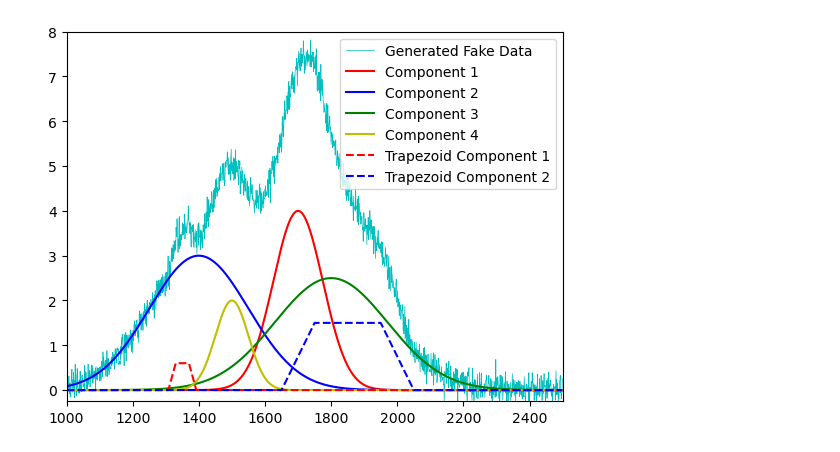
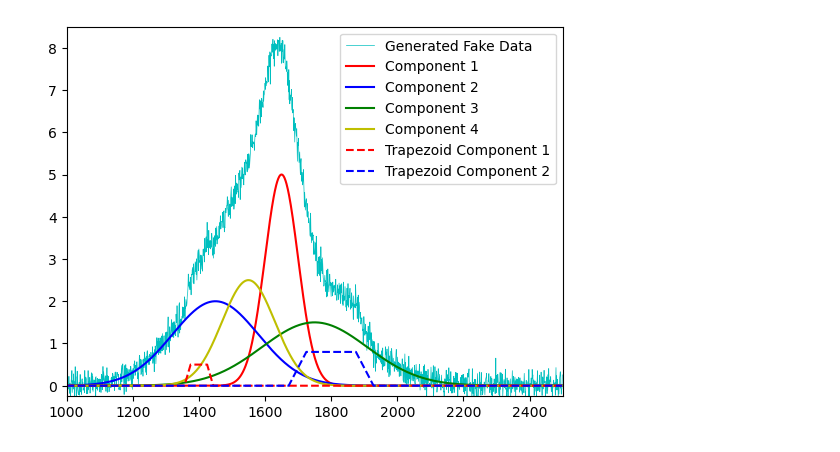
Before and after one commit to PengpeiZhu/AMAS_final_project, a Jupyter notebook: data_generate.ipynb, the cells around one changed output. Cells and saved outputs as stored; diff of their text form; code cells hidden in the pictures.

```diff
--- a/data_generate.ipynb
+++ b/data_generate.ipynb
@@ -9,10 +9,10 @@ wl = 1600
 noise_level = 0.15
 # %%
 #g0 = models.Gaussian1D(amplitude=5,mean=wl,stddev=100)
-g1 = models.Gaussian1D(amplitude=4,mean=wl+100,stddev=75)
-g2 = models.Gaussian1D(amplitude=3,mean=wl-200,stddev=150)
-g3 = models.Gaussian1D(amplitude=2.5,mean=wl+200,stddev=170)
-g4 = models.Gaussian1D(amplitude=2,mean=wl-100,stddev=50)
+g1 = models.Gaussian1D(amplitude=5,mean=wl+50,stddev=50)
+g2 = models.Gaussian1D(amplitude=2,mean=wl-150,stddev=130)
+g3 = models.Gaussian1D(amplitude=1.5,mean=wl+150,stddev=160)
+g4 = models.Gaussian1D(amplitude=2.5,mean=wl-50,stddev=80)
 # %%
 x = np.arange(1000,2500,1)
 y = g1(x)+g2(x)+g3(x)+g4(x)+rng.normal(0.,noise_level,x.shape)+rng.uniform(-noise_level,noise_level,x.shape)
@@ -50,6 +50,6 @@ plt.savefig('hign_noise.png',dpi=300,transparent=True)
 # %%
-tr1 = models.Trapezoid1D(amplitude=0.6,x_0=wl-250,width=40,slope=0.027)
-tr2 = models.Trapezoid1D(amplitude=1.5,x_0=wl+250,width=200,slope=0.015)
+tr1 = models.Trapezoid1D(amplitude=0.5,x_0=wl-200,width=50,slope=0.027)
+tr2 = models.Trapezoid1D(amplitude=0.8,x_0=wl+200,width=150,slope=0.015)
 # %%
 y_more_components = g1(x)+g2(x)+g3(x)+g4(x)+tr1(x)+tr2(x)+ \
                     rng.normal(0.,noise_level,x.shape)+rng.uniform(-noise_level,noise_level,x.shape)
@@ -57,18 +57,18 @@ more_components = pd.DataFrame({'Wavelength':x,'Flux':y_more_components})
 # %%
 plt.plot(x,y_more_components,lw=0.5,color='c',label='Generated Fake Data')
 #plt.plot(x,g0(x),color='black',label='Main Gaussian Component')
 plt.plot(x,g1(x),color='r',label='Component 1')
 plt.plot(x,g2(x),color='b',label='Component 2')
 plt.plot(x,g3(x),color='g',label='Component 3')
 plt.plot(x,g4(x),color='y',label='Component 4')
 plt.plot(x,tr1(x),'--',color='r',label='Trapezoid Component 1')
 plt.plot(x,tr2(x),'--',color='b',label='Trapezoid Component 2')
 plt.xlim(1000,2500)
-plt.ylim(-0.25,8)
+plt.ylim(-0.25,8.5)
 plt.legend()
 plt.savefig('more_components.png',dpi=300,transparent=True)
 # %% [output]
-[figure, old version]
+[figure, new version]
 # %%
 base.to_csv('base_data.csv')
 high_noise.to_csv('hign_noise_data.csv')
```
Also changed, not shown: parts of 2 cells of this notebook, 6 other files.
